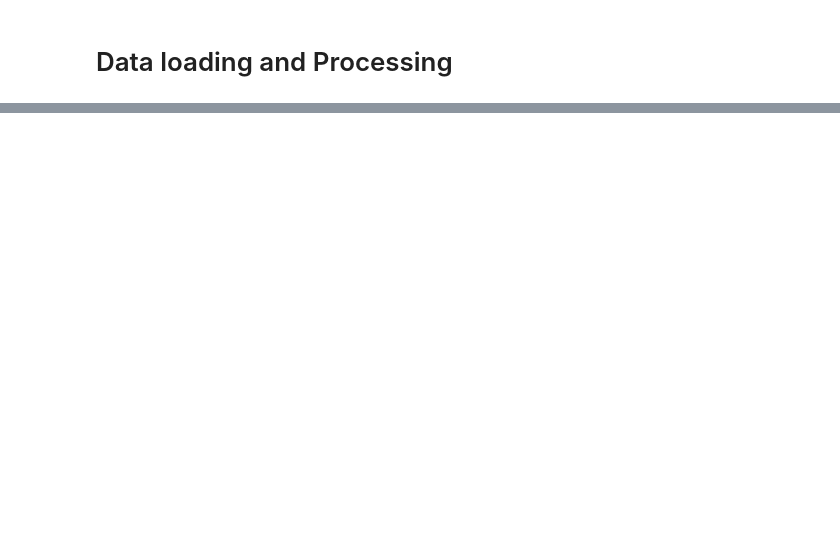
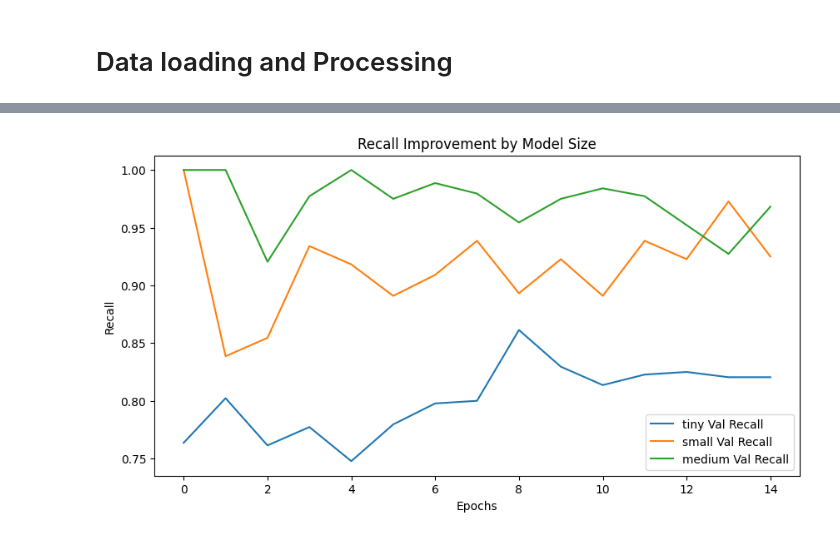
Before and after one commit to JaadTaymani/PHAS0056, a Jupyter notebook: D_Binary copy 2.ipynb, the cells around one changed output, grey strips where cells are left out. Cells and saved outputs as stored; diff of their text form; code cells hidden in the pictures; blank space fills up the shorter version.

```diff
--- a/D_Binary copy 2.ipynb
+++ b/D_Binary copy 2.ipynb
@@ -429,0 +309,12 @@ weighted avg       0.78      0.78      0.78      8617
+# %%
+plt.figure(figsize=(10, 5))
+for size in results:
+    plt.plot(results[size]['history']['val_recall'], label=f'{size} Val Recall')
+
+plt.title('Recall Improvement by Model Size')
+plt.xlabel('Epochs')
+plt.ylabel('Recall')
+plt.legend()
+plt.show()
+# %% [output]
+[figure, added]
```
Also changed, not shown: parts of 14 cells of this notebook, 1 other file.
